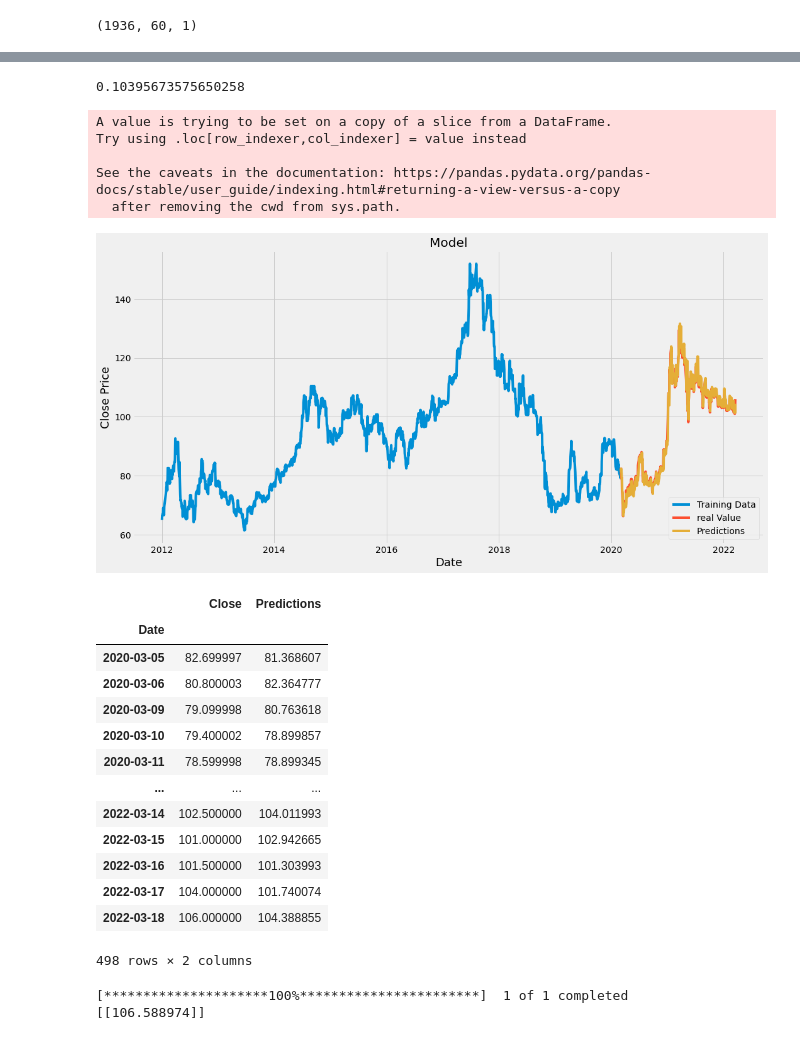
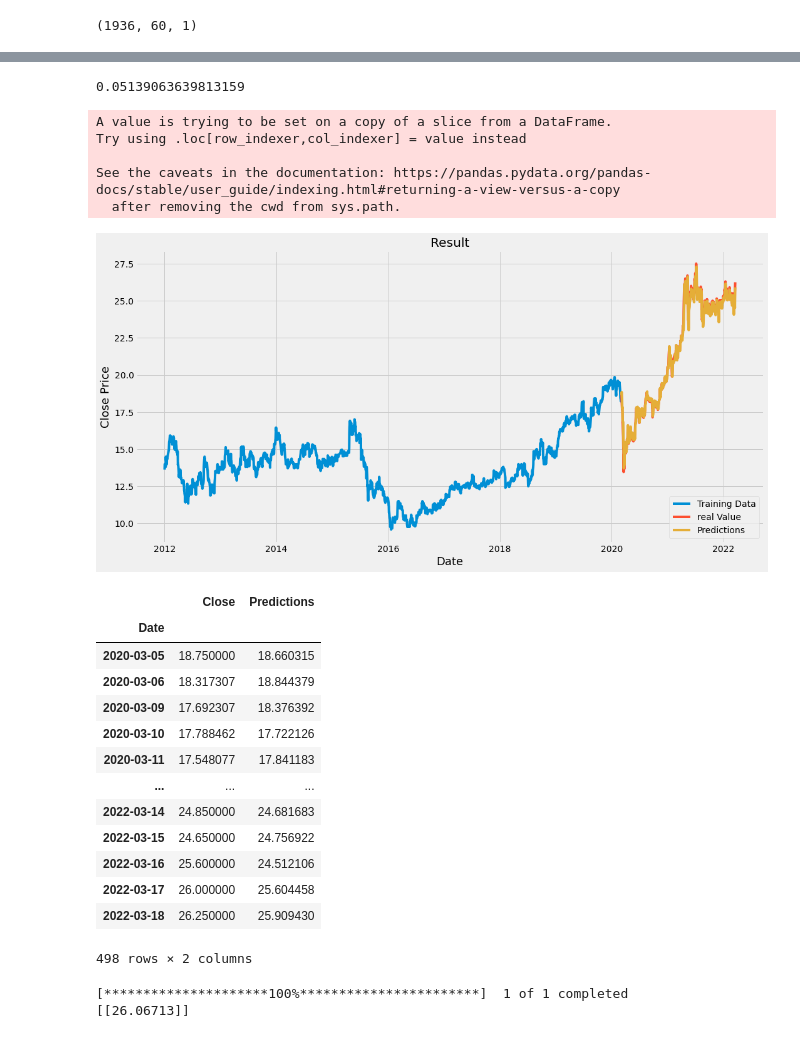
Before and after one commit to theFlash-code/Stock-Predictor, a Jupyter notebook: Stock_Predictor.ipynb, the cells around one changed output, grey strips where cells are left out. Cells and saved outputs as stored; diff of their text form; code cells hidden in the pictures.

```diff
--- a/Stock_Predictor.ipynb
+++ b/Stock_Predictor.ipynb
@@ -31,7 +35,7 @@ Requirement already satisfied: idna<4,>=2.5 in /usr/local/lib/python3.7/dist-pac
  #note: 20 -> 0.9
  #:   25 -> 0.8
 # %%
-stock = '2317.TW'
+stock = '2885.TW'
 startDate = '2012-01-01'
 endDate = '2022-03-21'
 # %%
@@ -180,45 +184,45 @@ predictions = scaler.inverse_transform(predictions)
 rmse = np.sqrt(np.mean(predictions-y_test)**2)
 rmse
 # %% [output]
-0.10395673575650258
+0.05139063639813159
 # %%
 #plot the data
 train = data[:training_data_len]
 valid = data[training_data_len:]
 valid['Predictions'] = predictions
 #visualize
 plt.figure(figsize=(16,8))
-plt.title('Model')
+plt.title('Result')
 plt.xlabel('Date', fontsize=18)
 plt.ylabel('Close Price', fontsize=18)
 plt.plot(train['Close'])
 plt.plot(valid[['Close', 'Predictions']])
 plt.legend(['Training Data', 'real Value', 'Predictions'], loc='lower right')
 plt.show()
 # %% [output]
 A value is trying to be set on a copy of a slice from a DataFrame.
 Try using .loc[row_indexer,col_indexer] = value instead
 
 See the caveats in the documentation: https://pandas.pydata.org/pandas-docs/stable/user_guide/indexing.html#returning-a-view-versus-a-copy
   after removing the cwd from sys.path.
-[figure, old version]
+[figure, new version]
 # %%
 #Show the actual and predicted prices
 valid
 # %% [output]
 |  | Close | Predictions |
 | Date |  |  |
-| 2020-03-05 | 82.699997 | 81.368607 |
-| 2020-03-06 | 80.800003 | 82.364777 |
-| 2020-03-09 | 79.099998 | 80.763618 |
-| 2020-03-10 | 79.400002 | 78.899857 |
-| 2020-03-11 | 78.599998 | 78.899345 |
+| 2020-03-05 | 18.750000 | 18.660315 |
+| 2020-03-06 | 18.317307 | 18.844379 |
+| 2020-03-09 | 17.692307 | 18.376392 |
+| 2020-03-10 | 17.788462 | 17.722126 |
+| 2020-03-11 | 17.548077 | 17.841183 |
 | ... | ... | ... |
-| 2022-03-14 | 102.500000 | 104.011993 |
-| 2022-03-15 | 101.000000 | 102.942665 |
-| 2022-03-16 | 101.500000 | 101.303993 |
-| 2022-03-17 | 104.000000 | 101.740074 |
-| 2022-03-18 | 106.000000 | 104.388855 |
+| 2022-03-14 | 24.850000 | 24.681683 |
+| 2022-03-15 | 24.650000 | 24.756922 |
+| 2022-03-16 | 25.600000 | 24.512106 |
+| 2022-03-17 | 26.000000 | 25.604458 |
+| 2022-03-18 | 26.250000 | 25.909430 |
 498 rows × 2 columns
 # %%
 #Get the quote
@@ -244,7 +248,7 @@ pred_price = scaler.inverse_transform(pred_price)
 print(pred_price)
 # %% [output]
 [*********************100%***********************]  1 of 1 completed
-[[106.588974]]
+[[26.06713]]
 # %%
 
 #get the answer
```
Also changed, not shown: parts of 8 cells of this notebook.
